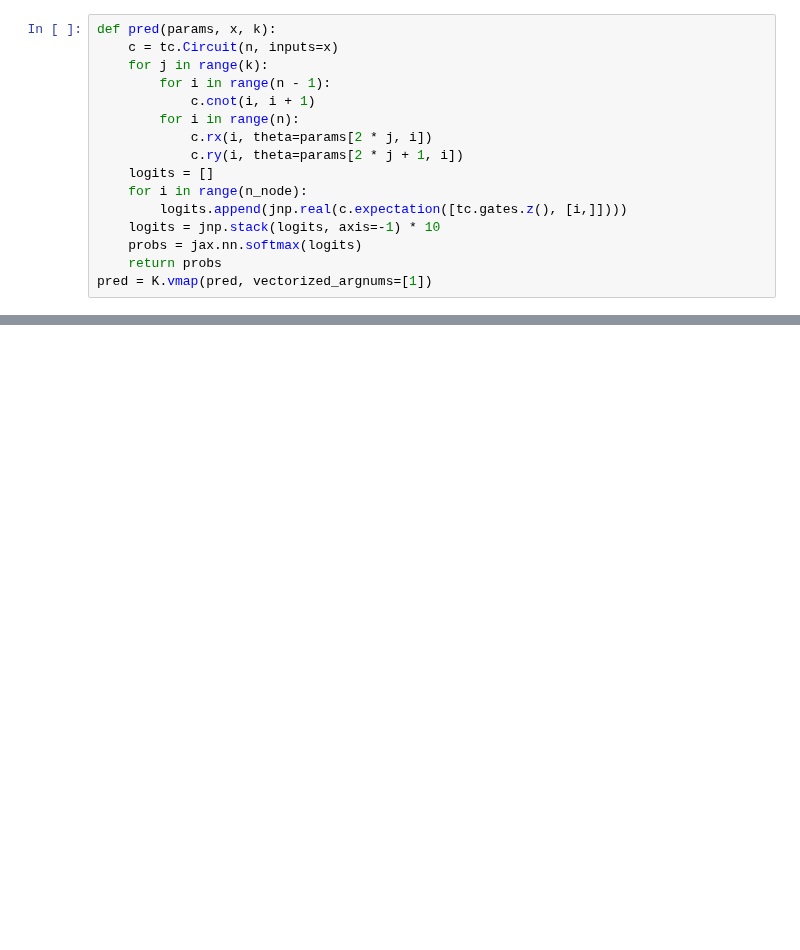
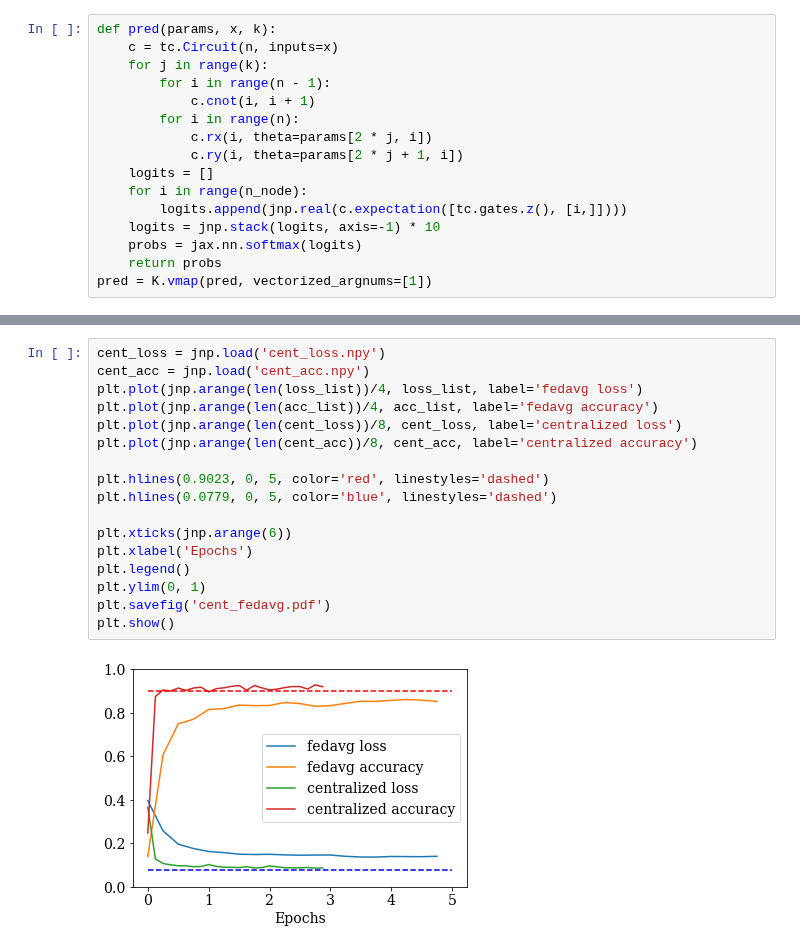
Before and after one commit to haimengzhao/quantum-fed-infer, a Jupyter notebook: qFedAvg.ipynb, the cells around one changed output, grey strips where cells are left out. Cells and saved outputs as stored; diff of their text form; blank space fills up the shorter version.

```diff
--- a/qFedAvg.ipynb
+++ b/qFedAvg.ipynb
@@ -198,0 +202,19 @@ DeviceArray(0.83691406, dtype=float32)
+# %%
+cent_loss = jnp.load('cent_loss.npy')
+cent_acc = jnp.load('cent_acc.npy')
+plt.plot(jnp.arange(len(loss_list))/4, loss_list, label='fedavg loss')
+plt.plot(jnp.arange(len(acc_list))/4, acc_list, label='fedavg accuracy')
+plt.plot(jnp.arange(len(cent_loss))/8, cent_loss, label='centralized loss')
+plt.plot(jnp.arange(len(cent_acc))/8, cent_acc, label='centralized accuracy')
+
+plt.hlines(0.9023, 0, 5, color='red', linestyles='dashed')
+plt.hlines(0.0779, 0, 5, color='blue', linestyles='dashed')
+
+plt.xticks(jnp.arange(6))
+plt.xlabel('Epochs')
+plt.legend()
+plt.ylim(0, 1)
+plt.savefig('cent_fedavg.pdf')
+plt.show()
+# %% [output]
+[figure, added]
```
Also changed, not shown: parts of 5 cells of this notebook, 3 other files.
